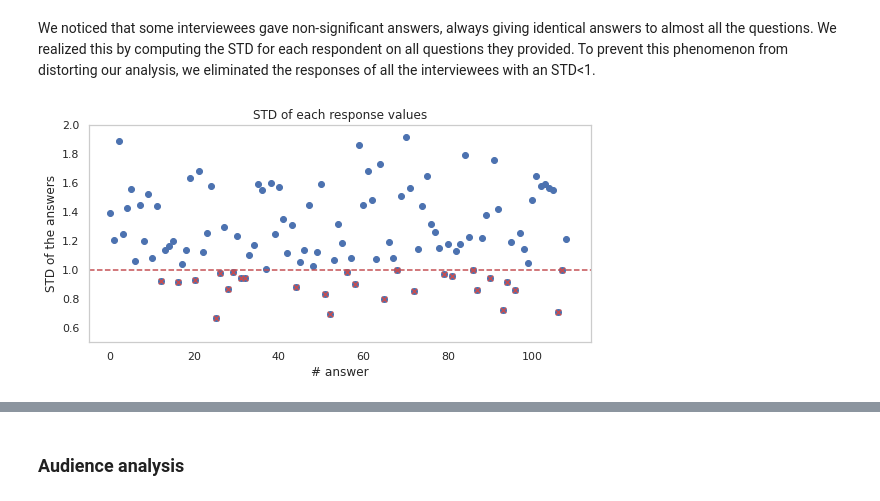
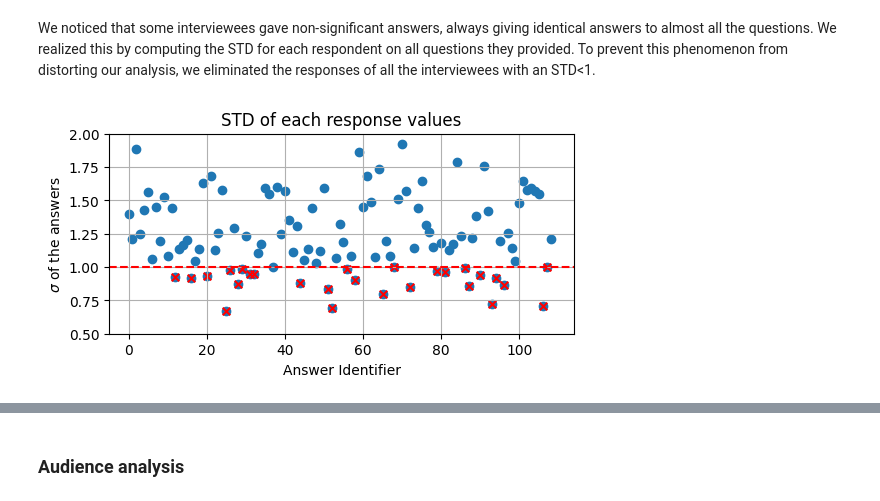
Before and after one commit to davidesalvi/mandolin_analysis, a Jupyter notebook: notebook/DataViz.ipynb, the cells around one changed output, grey strips where cells are left out. Drawn from its saved outputs; the diff is of its cells as text; code cells hidden in the pictures.

```diff
--- a/notebook/DataViz.ipynb
+++ b/notebook/DataViz.ipynb
@@ -184,27 +185,28 @@ We noticed that some interviewees gave non-significant answers, always giving id
 # %%
 std_min = 1
 data_part = data.iloc[:, 4:43]
 # mean_val = np.mean(data2, axis=1)
 std_val = np.std(data_part, axis=1)
 #if std_min:
 #    data = data.loc[std_val > std_min, :]
 
-plt.figure(figsize=(9,4))
+plt.figure(figsize=(6,2.6))
 plt.scatter(range(len(std_val)),std_val)
 
-plt.hlines(std_min, -5, len(std_val)+5, colors='r', linestyles='dashed')
-
+#plt.hlines(std_min, -5, len(std_val)+5, colors='r', linestyles='dashed')
+plt.axhline(std_min,0,1,color="r",linestyle="--")
 minor_val = [(x,y) for x,y in enumerate(std_val) if y < std_min]
 if len(minor_val) > 0:
     xmin,ymin = zip(*minor_val)
     plt.scatter(xmin,ymin,marker="x",color='r',s=30)
 
 plt.xlim([-5, len(std_val)+5])
 plt.ylim((0.5,2))
-plt.ylabel('STD of the answers')
-plt.xlabel('# answer')
+plt.ylabel(r'$\sigma$ of the answers')
+plt.xlabel('Answer Identifier')
 plt.grid()
 plt.title("STD of each response values")
+plt.ioff()
 plt.show()
 # %% [output]
-[figure, old version]
+[figure, new version]
```
Also changed, not shown: parts of 3 cells of this notebook.
